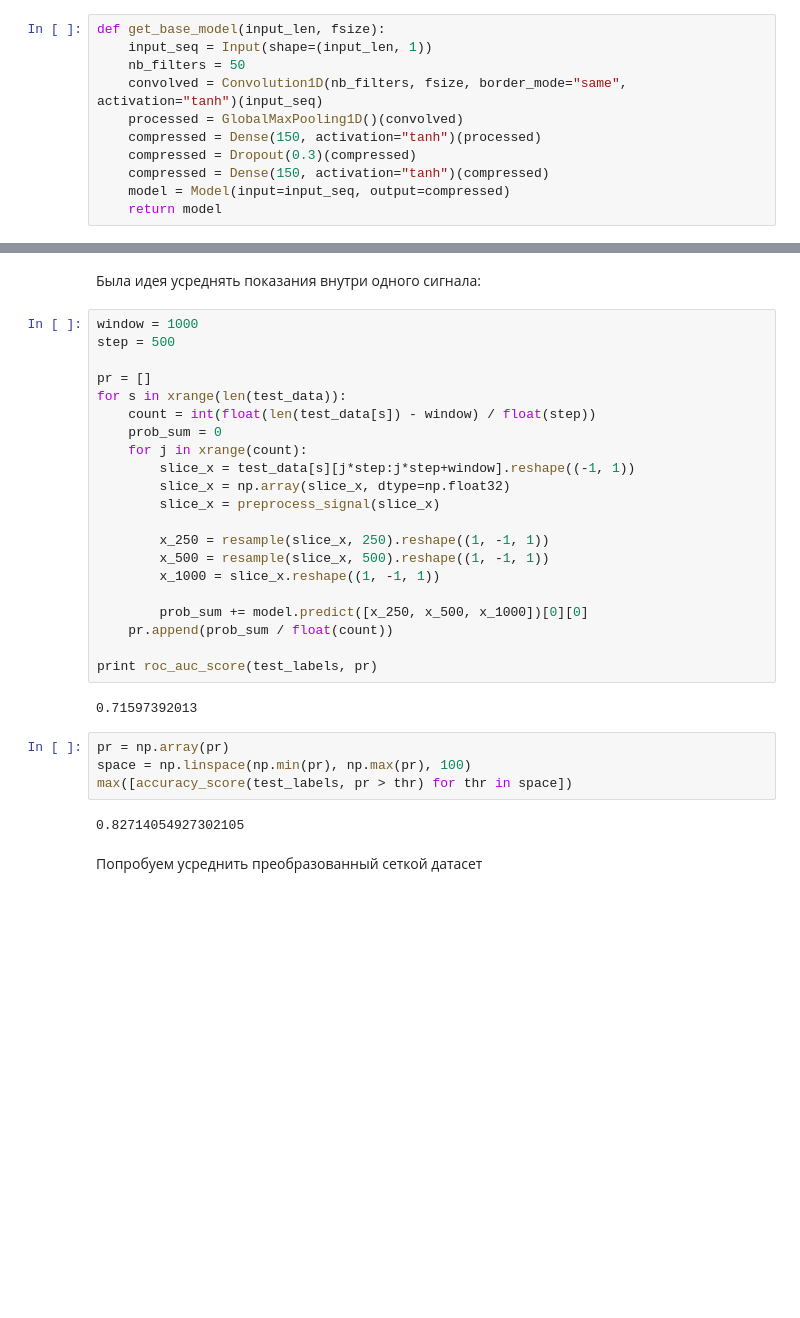
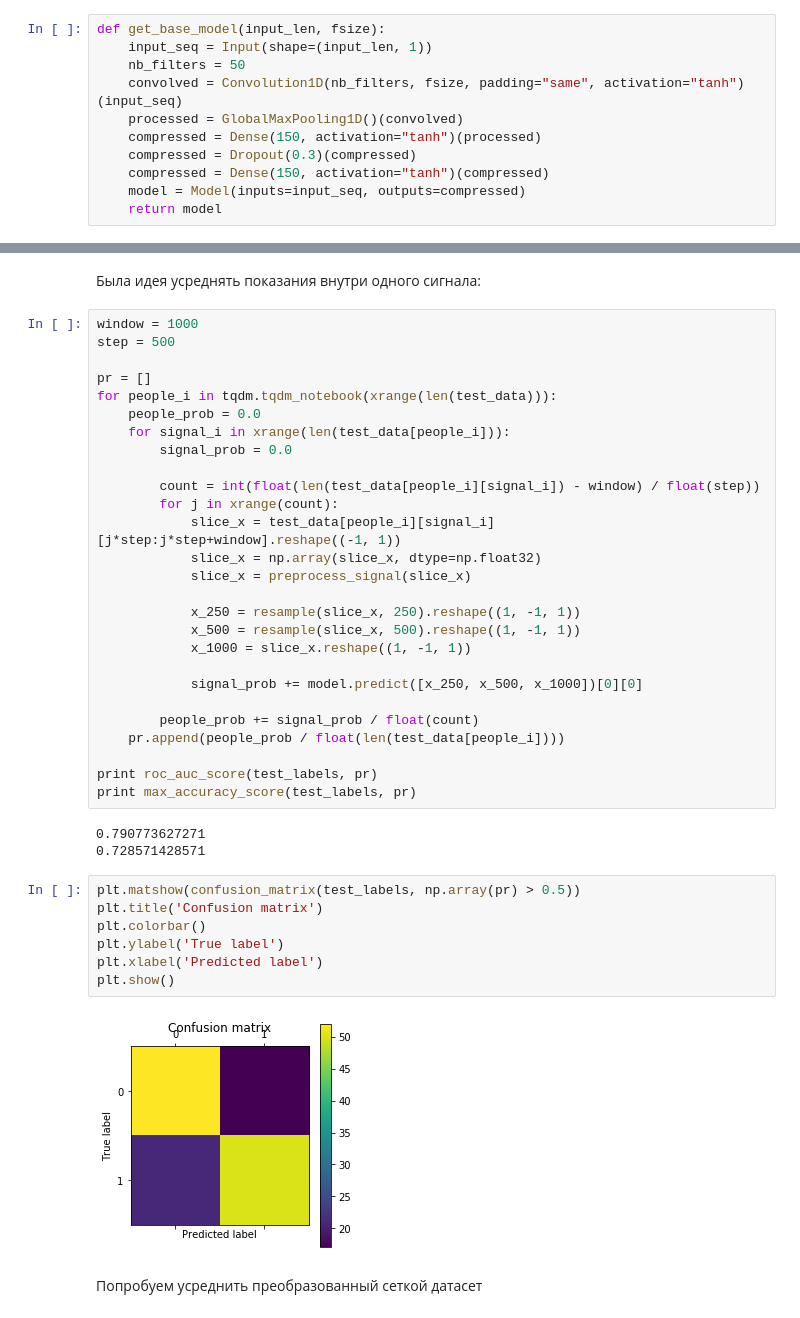
Before and after one commit to emilkayumov/diploma-mcnn-cardio-feature-extraction, a Jupyter notebook: mscnn.ipynb, the cells around one changed output, grey strips where cells are left out. Saved outputs shown, nothing was run; the diff lists cells and outputs as text; blank space fills up the shorter version.

```diff
--- a/mscnn.ipynb
+++ b/mscnn.ipynb
@@ -179,12 +216,12 @@ from keras.callbacks import EarlyStopping, ModelCheckpoint
 def get_base_model(input_len, fsize):
     input_seq = Input(shape=(input_len, 1))
     nb_filters = 50
-    convolved = Convolution1D(nb_filters, fsize, border_mode="same", activation="tanh")(input_seq)
+    convolved = Convolution1D(nb_filters, fsize, padding="same", activation="tanh")(input_seq)
     processed = GlobalMaxPooling1D()(convolved)
     compressed = Dense(150, activation="tanh")(processed)
     compressed = Dropout(0.3)(compressed)
     compressed = Dense(150, activation="tanh")(compressed)
-    model = Model(input=input_seq, output=compressed)
+    model = Model(inputs=input_seq, outputs=compressed)
     return model
 # %%
 input250_seq = Input(shape=(250, 1))
@@ -365,30 +425,40 @@ window = 1000
 step = 500
 
 pr = []
-for s in xrange(len(test_data)):
-    count = int(float(len(test_data[s]) - window) / float(step))
-    prob_sum = 0
-    for j in xrange(count):
-        slice_x = test_data[s][j*step:j*step+window].reshape((-1, 1))
-        slice_x = np.array(slice_x, dtype=np.float32)
-        slice_x = preprocess_signal(slice_x)
+for people_i in tqdm.tqdm_notebook(xrange(len(test_data))):
+    people_prob = 0.0
+    for signal_i in xrange(len(test_data[people_i])):
+        signal_prob = 0.0
 
-        x_250 = resample(slice_x, 250).reshape((1, -1, 1))
-        x_500 = resample(slice_x, 500).reshape((1, -1, 1))
-        x_1000 = slice_x.reshape((1, -1, 1))
+        count = int(float(len(test_data[people_i][signal_i]) - window) / float(step))
+        for j in xrange(count):
+            slice_x = test_data[people_i][signal_i][j*step:j*step+window].reshape((-1, 1))
+            slice_x = np.array(slice_x, dtype=np.float32)
+            slice_x = preprocess_signal(slice_x)
 
-        prob_sum += model.predict([x_250, x_500, x_1000])[0][0]
-    pr.append(prob_sum / float(count))
+            x_250 = resample(slice_x, 250).reshape((1, -1, 1))
+            x_500 = resample(slice_x, 500).reshape((1, -1, 1))
+            x_1000 = slice_x.reshape((1, -1, 1))
+
+            signal_prob += model.predict([x_250, x_500, x_1000])[0][0]
+
+        people_prob += signal_prob / float(count)
+    pr.append(people_prob / float(len(test_data[people_i])))
 
 print roc_auc_score(test_labels, pr)
+print max_accuracy_score(test_labels, pr)
 # %% [output]
-0.71597392013
+0.790773627271
+0.728571428571
-# %%
-pr = np.array(pr)
-space = np.linspace(np.min(pr), np.max(pr), 100)
-max([accuracy_score(test_labels, pr > thr) for thr in space])
-# %% [output]
-0.82714054927302105
+# %%
+plt.matshow(confusion_matrix(test_labels, np.array(pr) > 0.5))
+plt.title('Confusion matrix')
+plt.colorbar()
+plt.ylabel('True label')
+plt.xlabel('Predicted label')
+plt.show()
+# %% [output]
+[figure, added]
 # %% [markdown]
 Попробуем усреднить преобразованный сеткой датасет
 # %%
```
Also changed, not shown: parts of 58 cells of this notebook, 1 other file.
